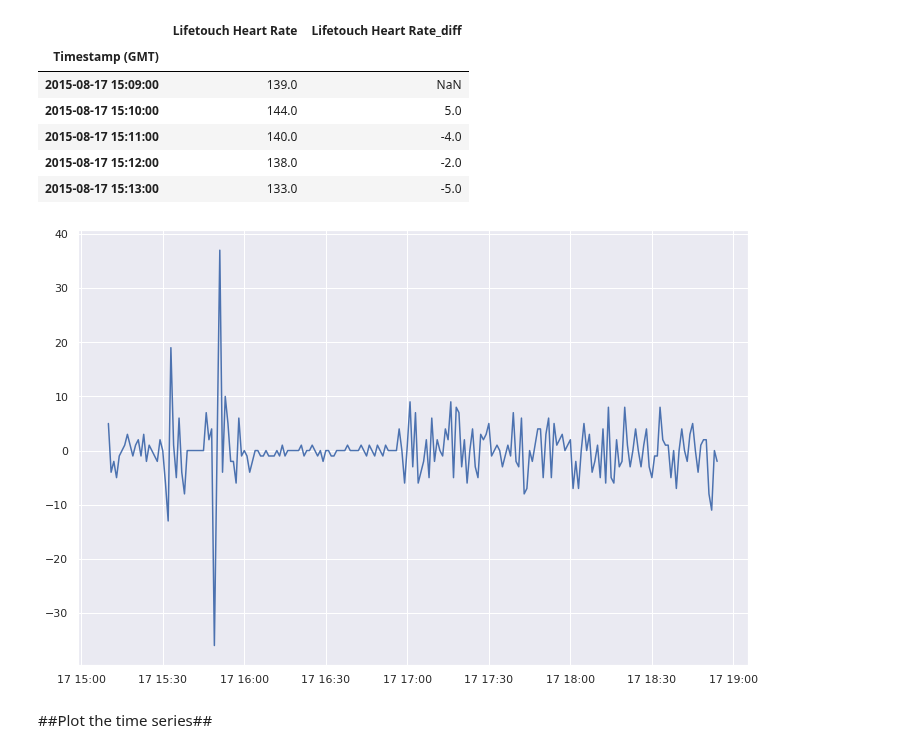
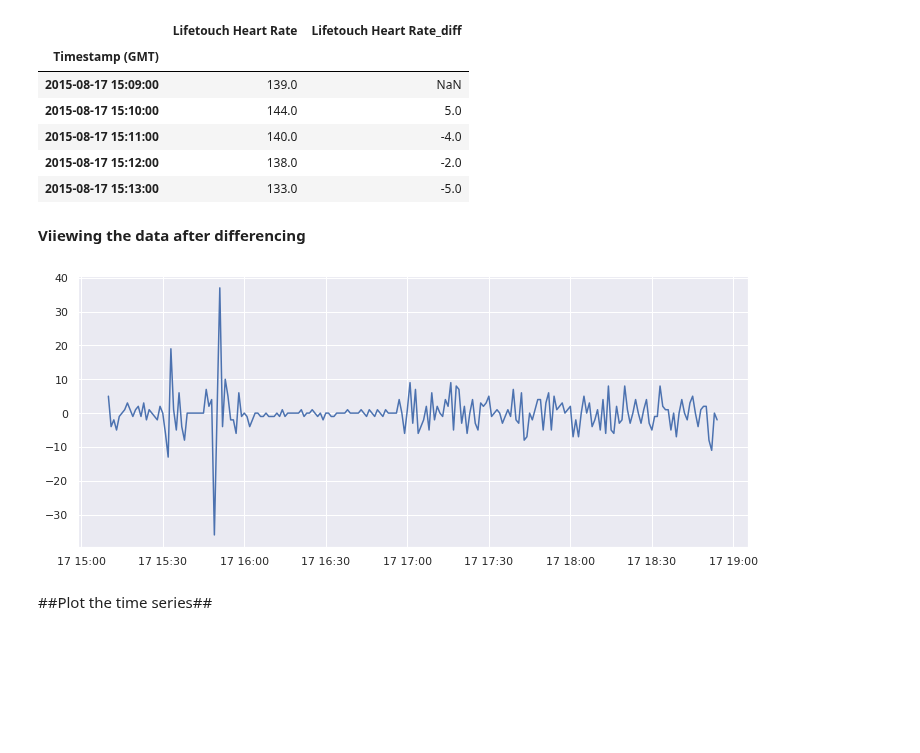
Before and after one commit to MartinNde/MartinN_1, a Jupyter notebook: Time_Series_Competition_AI.ipynb, the cells around one changed output. Saved outputs shown, nothing was run; the diff lists cells and outputs as text; code cells hidden in the pictures; blank space fills up the shorter version.

```diff
--- a/Time_Series_Competition_AI.ipynb
+++ b/Time_Series_Competition_AI.ipynb
@@ -266,12 +275,14 @@ df.head()
 | 2015-08-17 15:11:00 | 140.0 | -4.0 |
 | 2015-08-17 15:12:00 | 138.0 | -2.0 |
 | 2015-08-17 15:13:00 | 133.0 | -5.0 |
+# %% [markdown]
+**Viiewing the data after differencing**
 # %%
-plt.figure(figsize =(12,8))
+plt.figure(figsize =(12,5))
 plt.plot(df.index,df['Lifetouch Heart Rate_diff'])
 plt.show()
 # %% [output]
-[figure, old version]
+[figure, new version]
 # %% [markdown]
 ##Plot the time series##
 # %%
```
Also changed, not shown: parts of 17 cells of this notebook.
